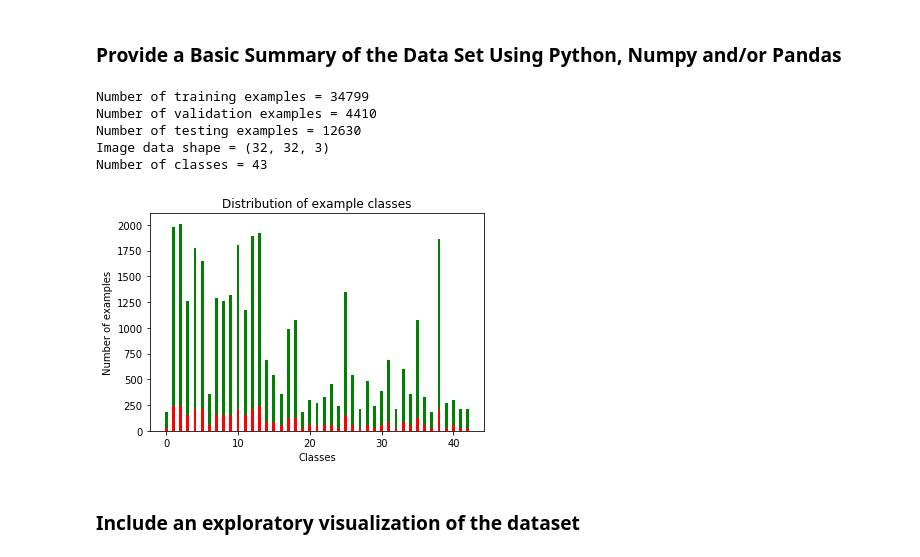
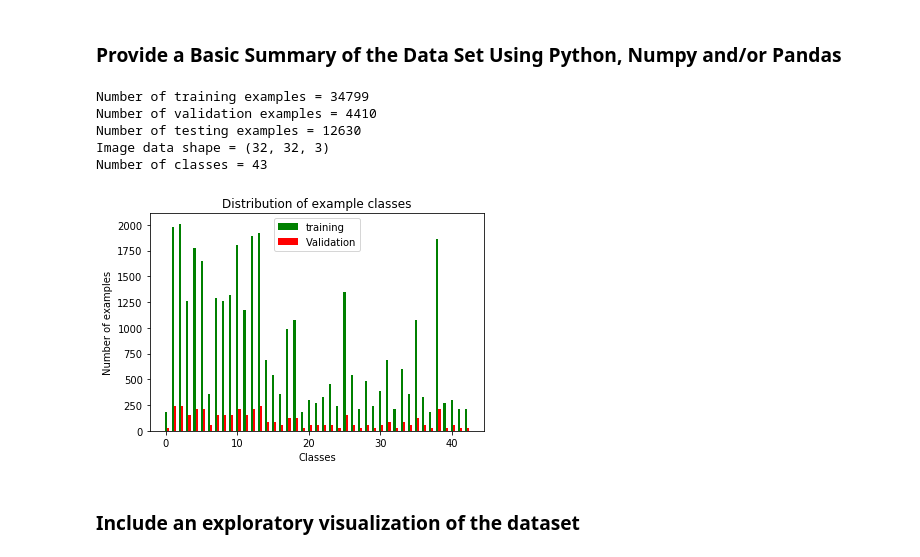
Before and after one commit to pkorivi/traffic_sign_classifier_project, a Jupyter notebook: Traffic_Sign_Classifier.ipynb, the cells around one changed output. Drawn from its saved outputs; the diff is of its cells as text; code cells hidden in the pictures.

Commit message:
Traffic sign classifier code almost done

```diff
--- a/Traffic_Sign_Classifier.ipynb
+++ b/Traffic_Sign_Classifier.ipynb
@@ -61,44 +61,47 @@ Complete the basic data summary below. Use python, numpy and/or pandas methods t
 
 import matplotlib.pyplot as plt
 
-# TODO: Number of training examples
+# Number of training examples
 n_train = len(X_train)
 
-# TODO: Number of validation examples
+# Number of validation examples
 n_validation = len(X_valid)
 
-# TODO: Number of testing examples.
+# Number of testing examples.
 n_test = len(X_test)
 
-# TODO: What's the shape of an traffic sign image?
+# What's the shape of an traffic sign image?
 image_shape = X_train[0].shape
 
-# TODO: How many unique classes/labels there are in the dataset.
+# unique classes/labels in the dataset.
 
 classes, distribution = np.unique(y_train,return_counts = True)
 n_classes = len(classes)
 classes_v, distribution_v = np.unique(y_valid,return_counts = True)
 
 print("Number of training examples =", n_train)
 print("Number of validation examples =", n_validation)
 print("Number of testing examples =", n_test)
 print("Image data shape =", image_shape)
 print("Number of classes =", n_classes)
 
+#Distribution of Data
 fig, ax = plt.subplots()
-rects1 = ax.bar(classes, distribution, width=0.4, color='g')
-rects1 = ax.bar(classes_v, distribution_v, width=0.4, color='r')
+width=0.3
+rects1 = ax.bar(classes, distribution, width, color='g',label='training')
+rects1 = ax.bar((classes_v+width), distribution_v, width, color='r',label='Validation')
 ax.set_title('Distribution of example classes')
 ax.set_xlabel('Classes')
 ax.set_ylabel('Number of examples')
+plt.legend()
 plt.show(rects1)
 # %% [output]
 Number of training examples = 34799
 Number of validation examples = 4410
 Number of testing examples = 12630
 Image data shape = (32, 32, 3)
 Number of classes = 43
-[figure, old version]
+[figure, new version]
 # %% [markdown]
 ### Include an exploratory visualization of the dataset
 # %% [markdown]
```
Also changed, not shown: parts of 15 cells of this notebook.
